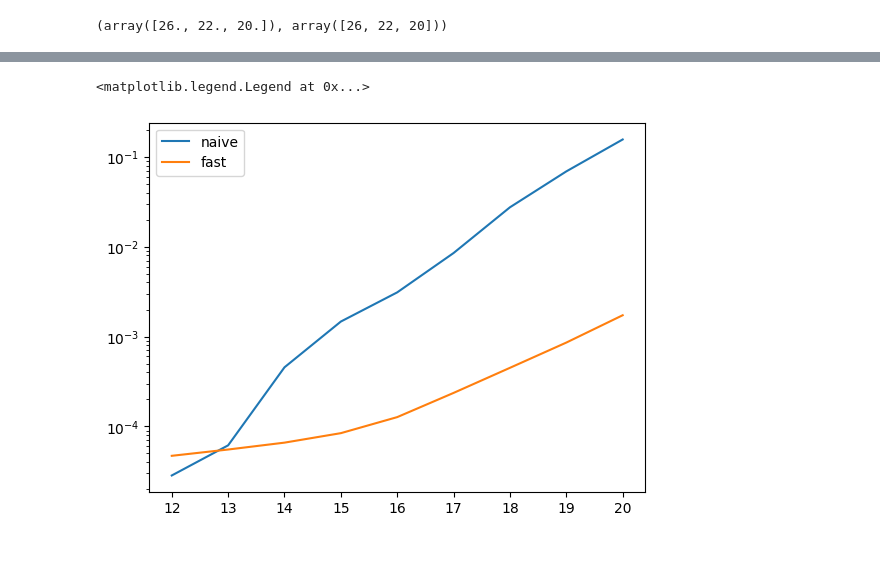
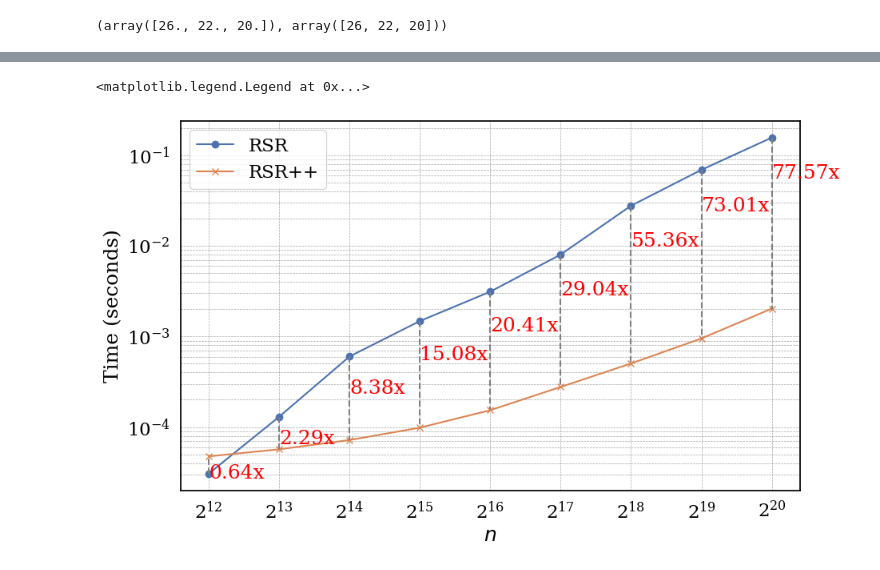
Before and after one commit to UIC-InDeXLab/RSR, a Jupyter notebook: Notebooks/bin_mat_prod.ipynb, the cells around one changed output, grey strips where cells are left out. Saved outputs shown, nothing was run; the diff lists cells and outputs as text; code cells hidden in the pictures.

Commit message:
Add percentages on the figure

```diff
--- a/Notebooks/bin_mat_prod.ipynb
+++ b/Notebooks/bin_mat_prod.ipynb
@@ -46,16 +44,16 @@ ks = [12, 13, 14, 15, 16, 17, 18, 19, 20]
 # %%
-fast_times = []
-naive_times = []
+rsrpp_times = []
+rsr_times = []
 for i in range(1):
-    for k in ks:
-        bin_k = generate_binary_matrix(k)
-        print(f"k: {k}")
-        vector = np.random.randint(0, 100, 2**k)
+    for n in ns:
+        bin_k = generate_binary_matrix(n)
+        print(f"k: {n}")
+        vector = np.random.randint(0, 100, 2**n)
         print("fast: ", end="")
-        fast_time = %timeit -o faster_mult(vector, k)
+        rsrpp = %timeit -o faster_mult(vector, n)
         print("naive: ", end="")
-        naive_time = %timeit -o naive(vector, bin_k)
-        fast_times.append(fast_time.best)
-        naive_times.append(naive_time.best)
+        rsr = %timeit -o naive(vector, bin_k)
+        rsrpp_times.append(rsrpp.average)
+        rsr_times.append(rsr.average)
 # %% [output]
 k: 12
@@ -78,8 +76,40 @@ naive: 156 ms ± 229 µs per loop (mean ± std. dev. of 7 runs, 10 loops each)
-# %%
-plt.plot(ks, naive_times, label="naive")
-plt.plot(ks, fast_times, label="fast")
-plt.yscale("log")
-plt.legend()
-# %% [output]
-<matplotlib.legend.Legend at 0x...>
-[figure, removed]
+# %%
+sns.set(font_scale=1.5)
+sns.set_style("whitegrid")
+plt.figure(figsize=(10, 6))
+
+
+plt.rcParams['font.family'] = 'serif'  # Set font to Times New Roman
+plt.rcParams['text.color'] = 'black'  # Set text color to black
+plt.rcParams['axes.labelcolor'] = 'black'  # Set axis labels color to black
+plt.rcParams['xtick.color'] = 'black'  # Set x-tick color to black
+plt.rcParams['ytick.color'] = 'black'  # Set y-tick color to black
+plt.rcParams['axes.edgecolor'] = 'black'  # Set axes edge color to black
+plt.rcParams['axes.titleweight'] = 'bold'  # Bold title for emphasis
+
+plt.xlabel("$n$")
+plt.ylabel("Time (seconds)")
+
+plt.xscale('log', base=2)
+plt.yscale('log', base=10)
+
+plt.grid(True, which="both", ls="--", lw=0.5, color='gray', alpha=0.7)
+
+plt.gca().xaxis.set_major_locator(LogLocator(base=2))
+
+plt.plot([2**i for i in ns], rsr_times, label="RSR", marker="o")
+plt.plot([2**i for i in ns], rsrpp_times, label="RSR++", marker="x")
+
+
+for i, n in enumerate(ns):
+    plt.plot([2**n, 2**n], [rsr_times[i], rsrpp_times[i]],
+            color='gray', linestyle='--')
+
+# Label the points with the speedup factor
+for i, n in enumerate(ns):
+    plt.text(2**n, (rsr_times[i] + rsrpp_times[i]) / 2, f"{rsr_times[i]/rsrpp_times[i]:.2f}x",
+            ha='left', va="top", color='red')
+plt.legend()
+# %% [output]
+<matplotlib.legend.Legend at 0x...>
+[figure, added]
```
Also changed, not shown: parts of 3 cells of this notebook.
